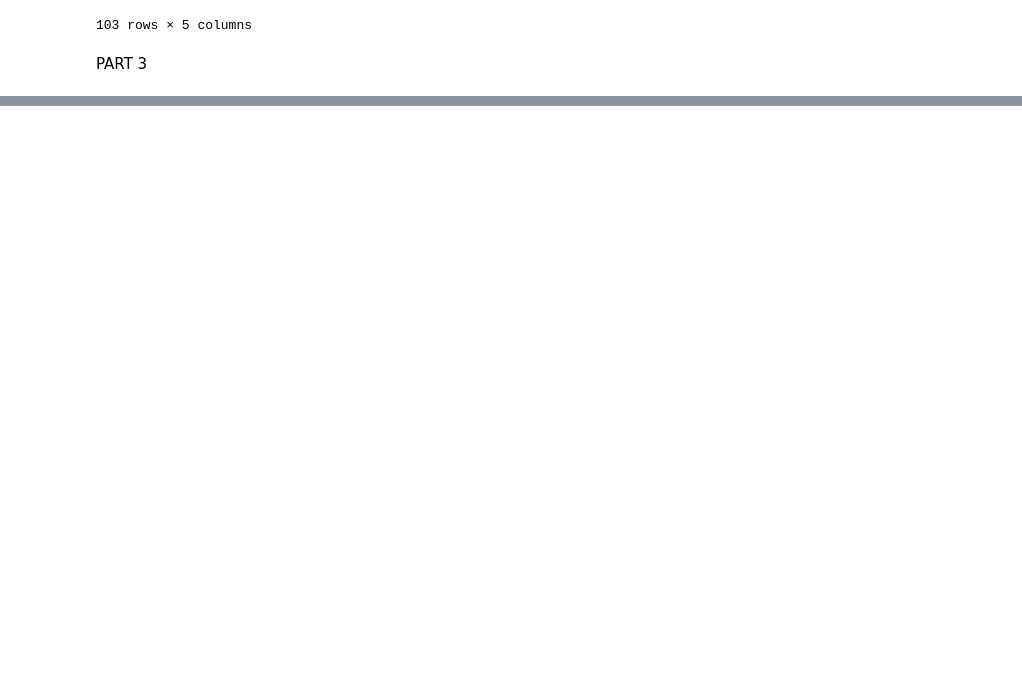
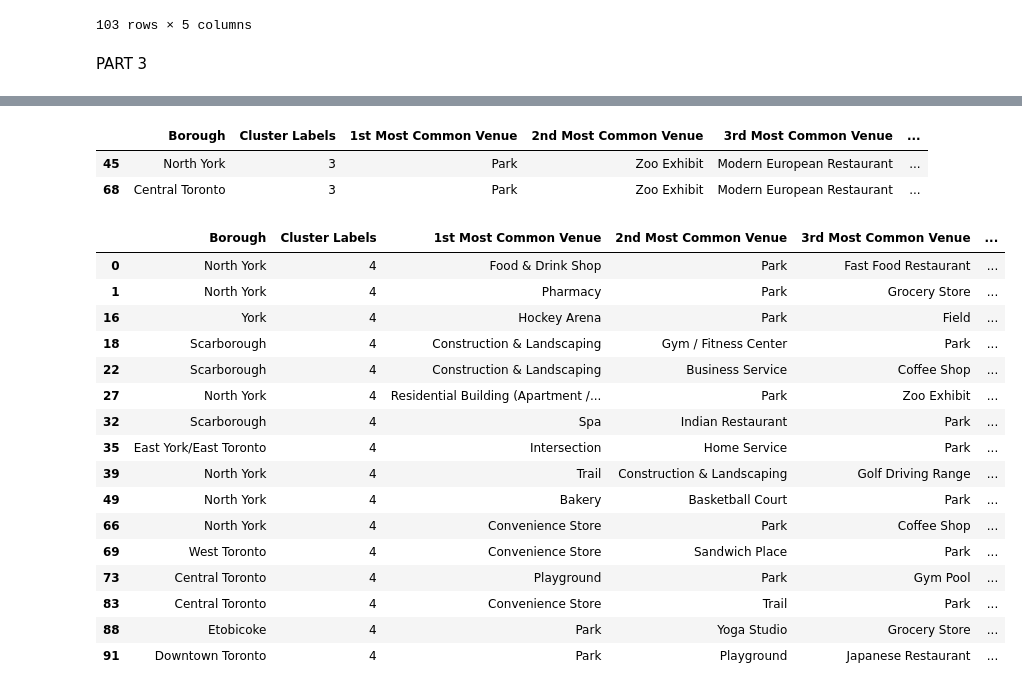
Before and after one commit to cfortes-ai/Best-mexican-place-in-porto-acording-to-AI, a Jupyter notebook: Segmenting and Clustering Neighborhoods in Toronto.ipynb, the cells around one changed output, grey strips where cells are left out. Drawn from its saved outputs; the diff is of its cells as text; code cells hidden in the pictures; blank space fills up the shorter version.

Commit message:
Published from Watson Studio.

```diff
--- a/Segmenting and Clustering Neighborhoods in Toronto.ipynb
+++ b/Segmenting and Clustering Neighborhoods in Toronto.ipynb
@@ -167,0 +451,21 @@ PART 3
+# %%
+num_top_venues = 10
+
+indicators = ['st', 'nd', 'rd']
+
+# create columns according to number of top venues
+columns = ['Neighborhood']
+for ind in np.arange(num_top_venues):
+    try:
+        columns.append('{}{} Most Common Venue'.format(ind+1, indicators[ind]))
+    except:
+        columns.append('{}th Most Common Venue'.format(ind+1))
+
+# create a new dataframe
+neighborhoods_venues_sorted = pd.DataFrame(columns=columns)
+neighborhoods_venues_sorted['Neighborhood'] = toronto_grouped['Neighborhood']
+
+for ind in np.arange(toronto_grouped.shape[0]):
+    neighborhoods_venues_sorted.iloc[ind, 1:] = return_most_common_venues(toronto_grouped.iloc[ind, :], num_top_venues)
+
+neighborhoods_venues_sorted.head()
@@ -167,0 +479,11 @@ PART 3
+# %%
+# set number of clusters
+kclusters = 5
+
+toronto_grouped_clustering = toronto_grouped.drop('Neighborhood', 1)
+
+# run k-means clustering
+kmeans = KMeans(n_clusters=kclusters, random_state=0).fit(toronto_grouped_clustering)
+
+# check cluster labels generated for each row in the dataframe
+kmeans.labels_[0:10]
@@ -167,0 +492,10 @@ PART 3
+# %%
+# add clustering labels
+neighborhoods_venues_sorted.insert(0, 'Cluster Labels', kmeans.labels_)
+
+toronto_merged = newdataframe
+
+# merge manhattan_grouped with manhattan_data to add latitude/longitude for each neighborhood
+toronto_merged = toronto_merged.join(neighborhoods_venues_sorted.set_index('Neighborhood'), on='Neighborhood',how ='inner')
+
+toronto_merged.head()
@@ -167,0 +564,26 @@ PART 3
+# %%
+toronto_merged.loc[toronto_merged['Cluster Labels'] == 3, toronto_merged.columns[[1] + list(range(5, toronto_merged.shape[1]))]]
+# %% [output]
+|  | Borough | Cluster Labels | 1st Most Common Venue | 2nd Most Common Venue | 3rd Most Common Venue | ... |
+| 45 | North York | 3 | Park | Zoo Exhibit | Modern European Restaurant | ... |
+| 68 | Central Toronto | 3 | Park | Zoo Exhibit | Modern European Restaurant | ... |
+# %%
+toronto_merged.loc[toronto_merged['Cluster Labels'] == 4, toronto_merged.columns[[1] + list(range(5, toronto_merged.shape[1]))]]
+# %% [output]
+|  | Borough | Cluster Labels | 1st Most Common Venue | 2nd Most Common Venue | 3rd Most Common Venue | ... |
+| 0 | North York | 4 | Food & Drink Shop | Park | Fast Food Restaurant | ... |
+| 1 | North York | 4 | Pharmacy | Park | Grocery Store | ... |
+| 16 | York | 4 | Hockey Arena | Park | Field | ... |
+| 18 | Scarborough | 4 | Construction & Landscaping | Gym / Fitness Center | Park | ... |
+| 22 | Scarborough | 4 | Construction & Landscaping | Business Service | Coffee Shop | ... |
+| 27 | North York | 4 | Residential Building (Apartment /... | Park | Zoo Exhibit | ... |
+| 32 | Scarborough | 4 | Spa | Indian Restaurant | Park | ... |
+| 35 | East York/East Toronto | 4 | Intersection | Home Service | Park | ... |
+| 39 | North York | 4 | Trail | Construction & Landscaping | Golf Driving Range | ... |
+| 49 | North York | 4 | Bakery | Basketball Court | Park | ... |
+| 66 | North York | 4 | Convenience Store | Park | Coffee Shop | ... |
+| 69 | West Toronto | 4 | Convenience Store | Sandwich Place | Park | ... |
+| 73 | Central Toronto | 4 | Playground | Park | Gym Pool | ... |
+| 83 | Central Toronto | 4 | Convenience Store | Trail | Park | ... |
+| 88 | Etobicoke | 4 | Park | Yoga Studio | Grocery Store | ... |
+| 91 | Downtown Toronto | 4 | Park | Playground | Japanese Restaurant | ... |
```
Also changed, not shown: parts of 31 cells of this notebook.
